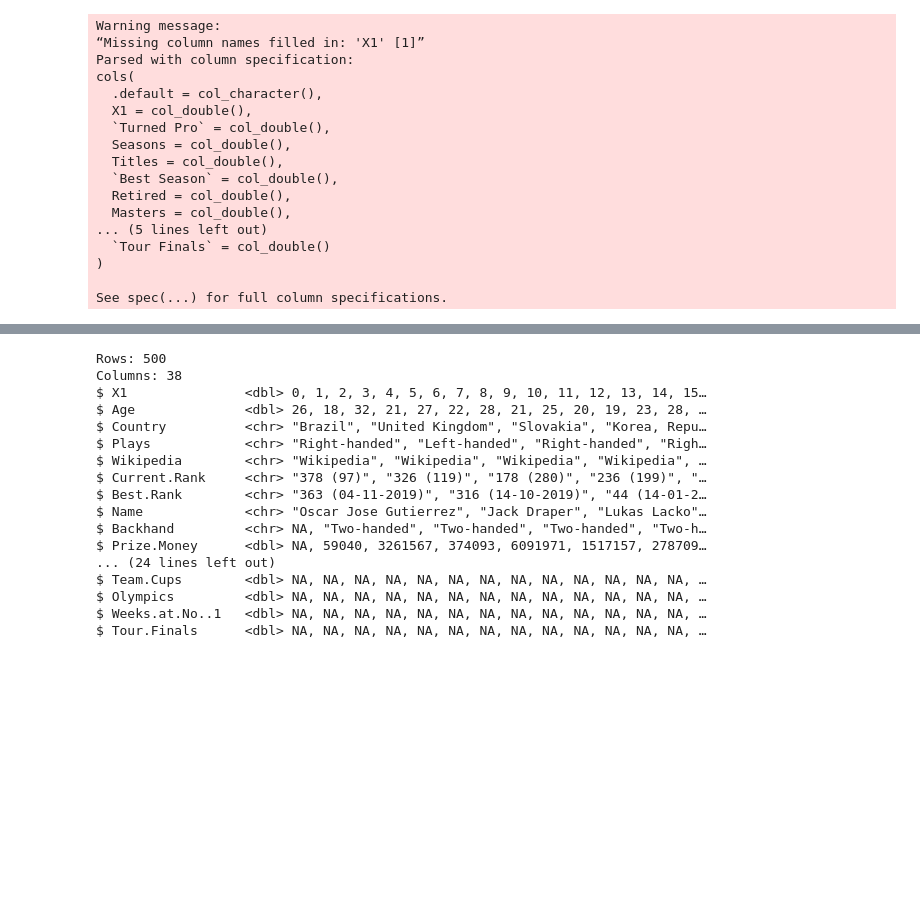
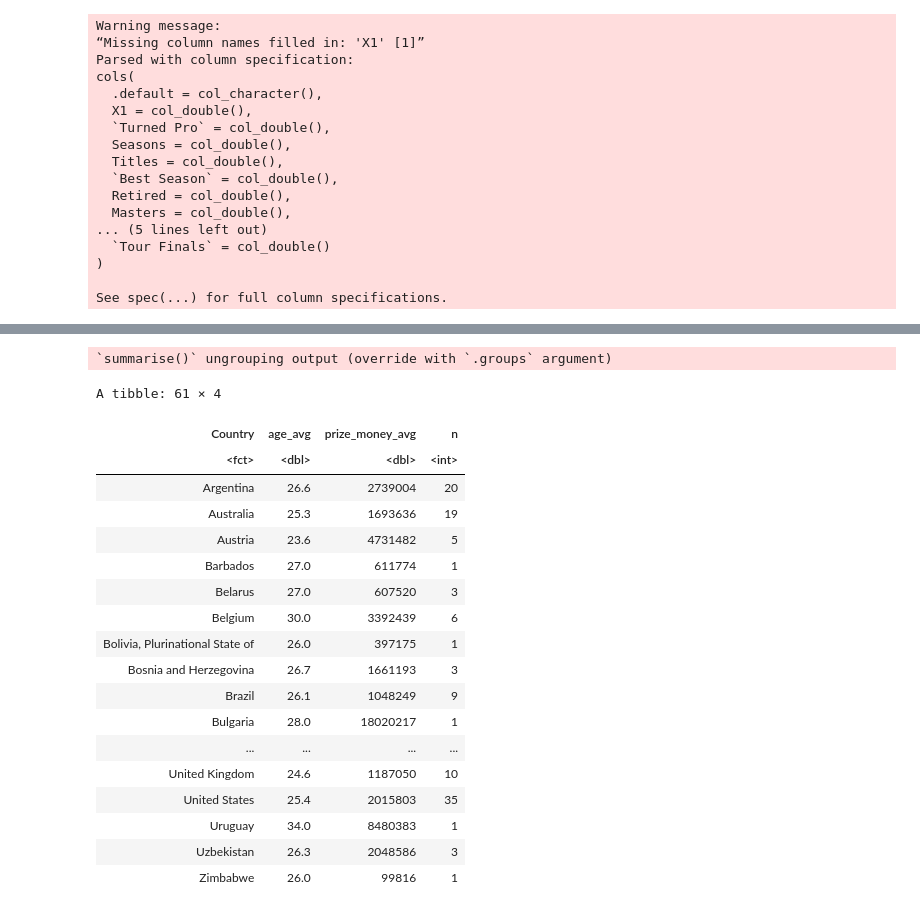
Before and after one commit to navg1250/dsci100_project, a Jupyter notebook: tennis_project.ipynb, the cells around one changed output, grey strips where cells are left out. Cells and saved outputs as stored; diff of their text form; code cells hidden in the pictures; blank space fills up the shorter version.

```diff
--- a/tennis_project.ipynb
+++ b/tennis_project.ipynb
@@ -47,22 +46,31 @@ A spec_tbl_df: 500 × 38
 # %%
 tennis_1 <- mutate(tennis, Age = as.numeric((gsub("\\([^)]*\\)","", tennis$Age))))
-tennis_2 <- mutate(tennis_1, Prize.Money = as.numeric((gsub("\\D+","", tennis$Prize.Money))))
-glimpse(tennis_2)
+tennis_2 <- mutate(tennis_1, Prize.Money = (gsub("\\s(.*)","", tennis_1$Prize.Money)))
+tennis_3 <- mutate(tennis_2, Prize.Money = as.numeric((gsub("\\D+","", tennis_2$Prize.Money))))
-# %% [output]
-Rows: 500
-Columns: 38
-$ X1               <dbl> 0, 1, 2, 3, 4, 5, 6, 7, 8, 9, 10, 11, 12, 13, 14, 15…
-$ Age              <dbl> 26, 18, 32, 21, 27, 22, 28, 21, 25, 20, 19, 23, 28, …
-$ Country          <chr> "Brazil", "United Kingdom", "Slovakia", "Korea, Repu…
-$ Plays            <chr> "Right-handed", "Left-handed", "Right-handed", "Righ…
-$ Wikipedia        <chr> "Wikipedia", "Wikipedia", "Wikipedia", "Wikipedia", …
-$ Current.Rank     <chr> "378 (97)", "326 (119)", "178 (280)", "236 (199)", "…
-$ Best.Rank        <chr> "363 (04-11-2019)", "316 (14-10-2019)", "44 (14-01-2…
-$ Name             <chr> "Oscar Jose Gutierrez", "Jack Draper", "Lukas Lacko"…
-$ Backhand         <chr> NA, "Two-handed", "Two-handed", "Two-handed", "Two-h…
-$ Prize.Money      <dbl> NA, 59040, 3261567, 374093, 6091971, 1517157, 278709…
-... (24 lines left out)
-$ Team.Cups        <dbl> NA, NA, NA, NA, NA, NA, NA, NA, NA, NA, NA, NA, NA, …
-$ Olympics         <dbl> NA, NA, NA, NA, NA, NA, NA, NA, NA, NA, NA, NA, NA, …
-$ Weeks.at.No..1   <dbl> NA, NA, NA, NA, NA, NA, NA, NA, NA, NA, NA, NA, NA, …
-$ Tour.Finals      <dbl> NA, NA, NA, NA, NA, NA, NA, NA, NA, NA, NA, NA, NA, …
+# %%
+tennis_4 <-select(tennis_3, Age, Prize.Money, Country) %>%
+na.omit()
+tennis_5 <- group_by(tennis_4, Country) %>%
+summarize(age_avg = round(mean(Age), digits = 1) , prize_money_avg = round(mean(Prize.Money), digits = 0), n = n())
+tennis_5
+# %% [output]
+`summarise()` ungrouping output (override with `.groups` argument)
+A tibble: 61 × 4
+| Country | age_avg | prize_money_avg | n |
+| <fct> | <dbl> | <dbl> | <int> |
+| Argentina | 26.6 | 2739004 | 20 |
+| Australia | 25.3 | 1693636 | 19 |
+| Austria | 23.6 | 4731482 | 5 |
+| Barbados | 27.0 | 611774 | 1 |
+| Belarus | 27.0 | 607520 | 3 |
+| Belgium | 30.0 | 3392439 | 6 |
+| Bolivia, Plurinational State of | 26.0 | 397175 | 1 |
+| Bosnia and Herzegovina | 26.7 | 1661193 | 3 |
+| Brazil | 26.1 | 1048249 | 9 |
+| Bulgaria | 28.0 | 18020217 | 1 |
+| ... | ... | ... | ... |
+| United Kingdom | 24.6 | 1187050 | 10 |
+| United States | 25.4 | 2015803 | 35 |
+| Uruguay | 34.0 | 8480383 | 1 |
+| Uzbekistan | 26.3 | 2048586 | 3 |
+| Zimbabwe | 26.0 | 99816 | 1 |
```
Also changed, not shown: parts of 2 cells of this notebook.
